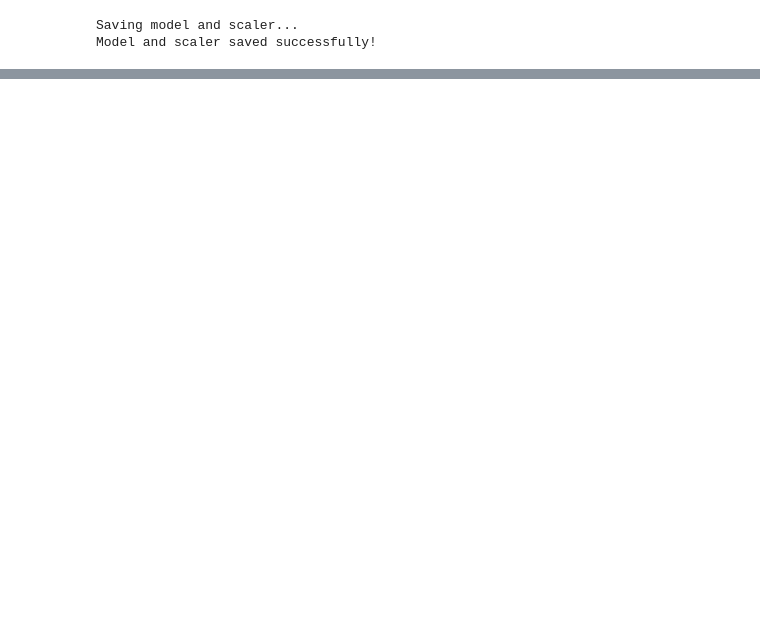
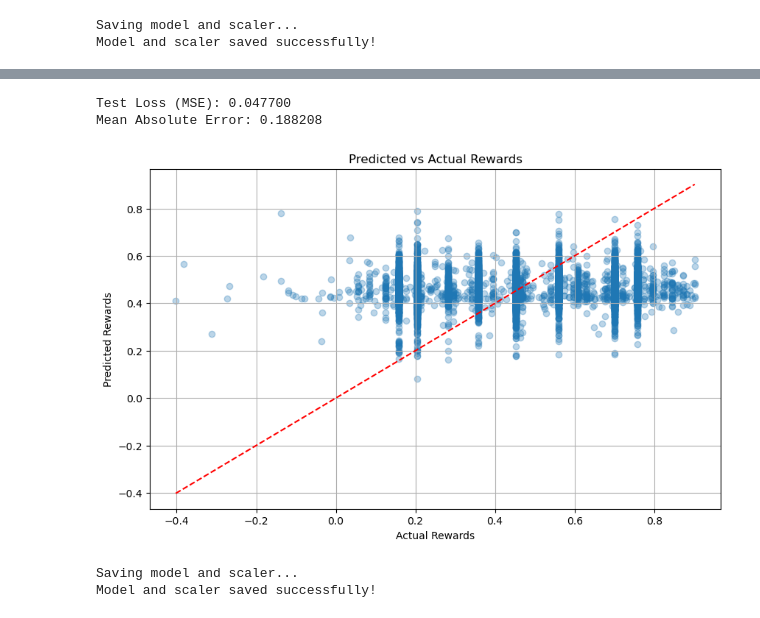
Before and after one commit to tsamtsam/glicko_rlhf, a Jupyter notebook: glicko_gpt_precompute.ipynb, the cells around one changed output, grey strips where cells are left out. Cells and saved outputs as stored; diff of their text form; code cells hidden in the pictures; blank space fills up the shorter version.

```diff
--- a/glicko_gpt_precompute.ipynb
+++ b/glicko_gpt_precompute.ipynb
@@ -614,0 +642,64 @@ def predict_reward(question, answer, model, scaler, tokenizer, gpt2_model, devic
+# %%
+# 11. Evaluate on test set
+model.eval()
+test_loss = 0.0
+predictions = []
+actuals = []
+
+with torch.no_grad():
+    for inputs, targets in tqdm(test_loader_p, desc="Testing"):
+        inputs, targets = inputs.to(device), targets.to(device)
+
+        # Forward pass
+        outputs = model(inputs)
+        loss = criterion(outputs, targets)
+
+        test_loss += loss.item() * inputs.size(0)
+
+        # Store predictions and actual values
+        predictions.extend(outputs.cpu().numpy().flatten())
+        actuals.extend(targets.cpu().numpy().flatten())
+
+test_loss /= len(test_loader.dataset)
+print(f"Test Loss (MSE): {test_loss:.6f}")
+
+# Calculate additional metrics
+from sklearn.metrics import mean_absolute_error, r2_score
+mae = mean_absolute_error(actuals, predictions)
+r2 = r2_score(actuals, predictions)
+
+print(f"Mean Absolute Error: {mae:.6f}")
+# %% [output]
+Test Loss (MSE): 0.047700
+Mean Absolute Error: 0.188208
+# %%
+# 12. Plot predictions vs actuals
+plt.figure(figsize=(10, 6))
+plt.scatter(actuals, predictions, alpha=0.3)
+plt.plot([min(actuals), max(actuals)], [min(actuals), max(actuals)], 'r--')
+plt.xlabel('Actual Rewards')
+plt.ylabel('Predicted Rewards')
+plt.title('Predicted vs Actual Rewards')
+plt.grid(True)
+plt.savefig('predictions_vs_actuals.png')
+plt.show()
+# %% [output]
+[figure, added]
+# %%
+# 13. Save the model and scaler
+print("Saving model and scaler...")
+torch.save({
+    'model_state_dict': model.state_dict(),
+    'hidden_sizes': hidden_sizes,
+    'input_size': input_size,
+    'output_size': output_size,
+    'dropout_rate': dropout_rate
+}, 'reward_predictor_model_p.pth')
+
+with open('reward_predictor_scaler_p.pkl', 'wb') as f:
+    pickle.dump(scaler, f)
+
+print("Model and scaler saved successfully!")
+# %% [output]
+Saving model and scaler...
+Model and scaler saved successfully!
```
Also changed, not shown: parts of 13 cells of this notebook.
